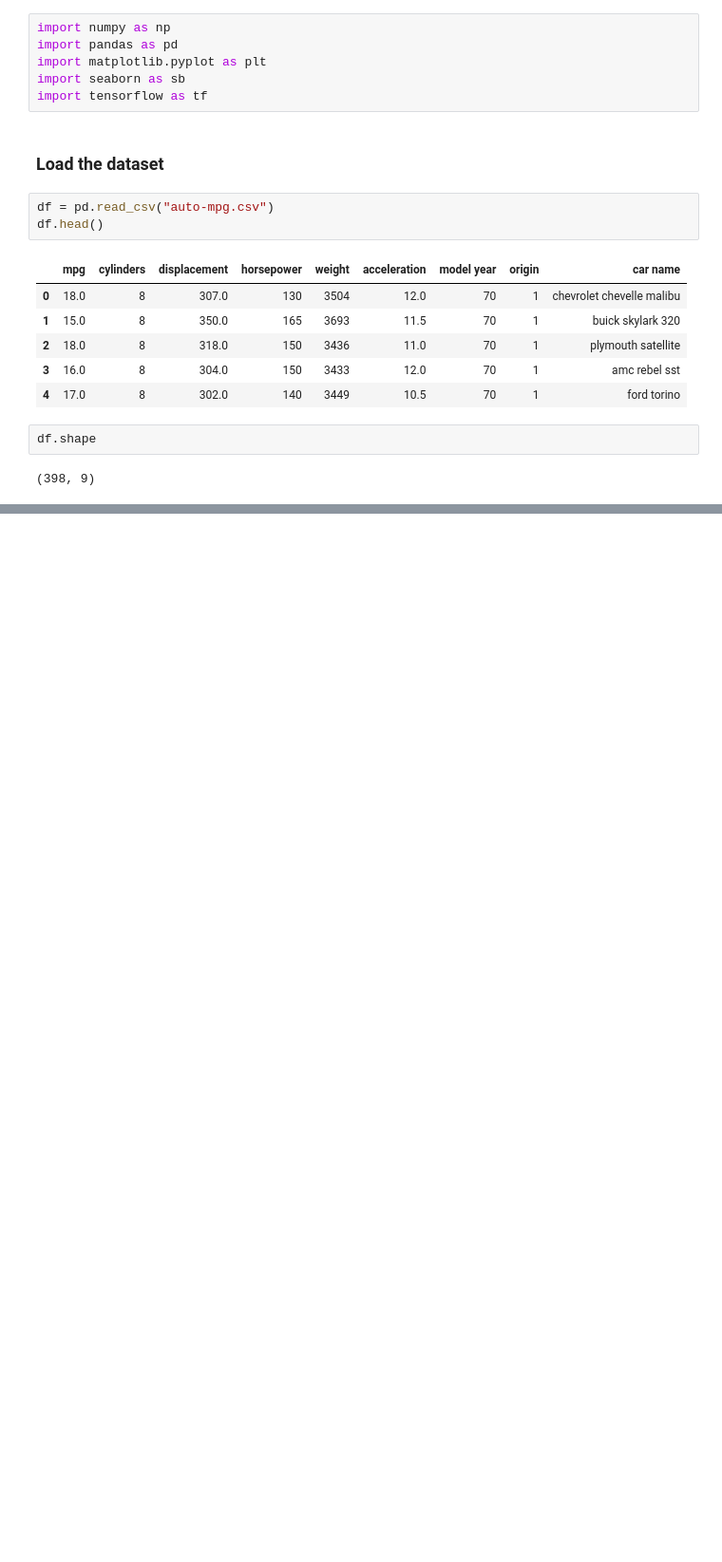
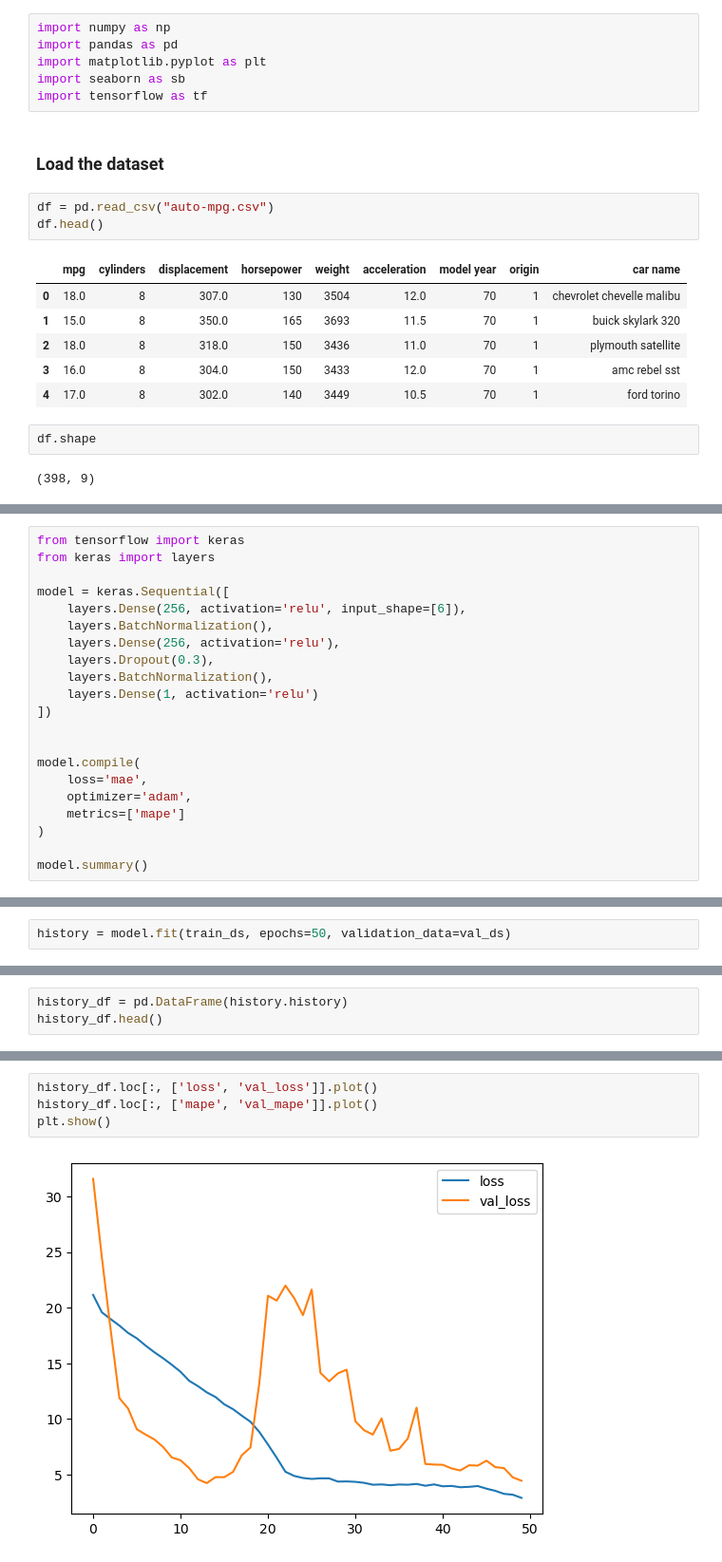
Before and after one commit to hossein-rahmati/Fuel-Fuel-Efficiency, a Jupyter notebook: main.ipynb, the cells around one changed output, grey strips where cells are left out. Shown at 95% size. Cells and saved outputs as stored; diff of their text form; blank space fills up the shorter version.

```diff
--- a/main.ipynb
+++ b/main.ipynb
@@ -26,0 +174,21 @@ df.shape
+# %%
+from tensorflow import keras
+from keras import layers
+
+model = keras.Sequential([
+    layers.Dense(256, activation='relu', input_shape=[6]),
+    layers.BatchNormalization(),
+    layers.Dense(256, activation='relu'),
+    layers.Dropout(0.3),
+    layers.BatchNormalization(),
+    layers.Dense(1, activation='relu')
+])
+
+
+model.compile(
+    loss='mae',
+    optimizer='adam',
+    metrics=['mape']
+)
+
+model.summary()
@@ -26,0 +219,2 @@ df.shape
+# %%
+history = model.fit(train_ds, epochs=50, validation_data=val_ds)
@@ -26,0 +241,3 @@ df.shape
+# %%
+history_df = pd.DataFrame(history.history)
+history_df.head()
@@ -26,0 +251,6 @@ df.shape
+# %%
+history_df.loc[:, ['loss', 'val_loss']].plot()
+history_df.loc[:, ['mape', 'val_mape']].plot()
+plt.show()
+# %% [output]
+[figure, added]
```
Also changed, not shown: parts of 23 cells of this notebook.
